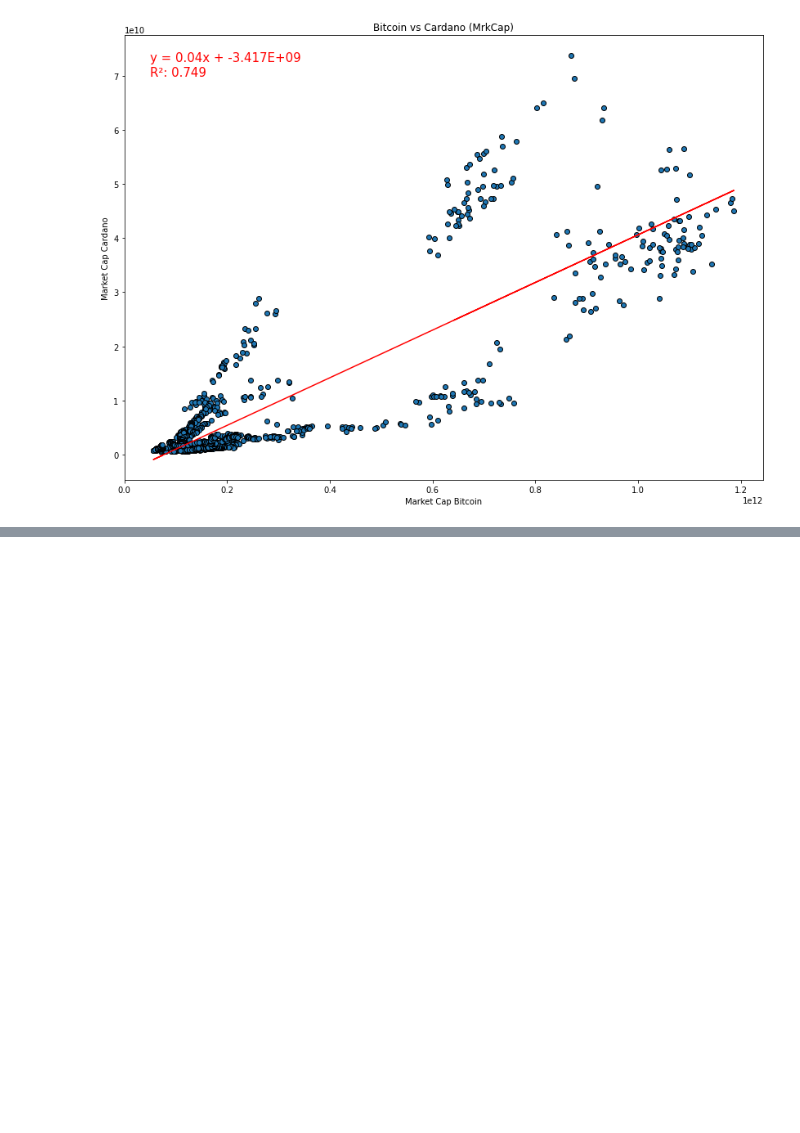
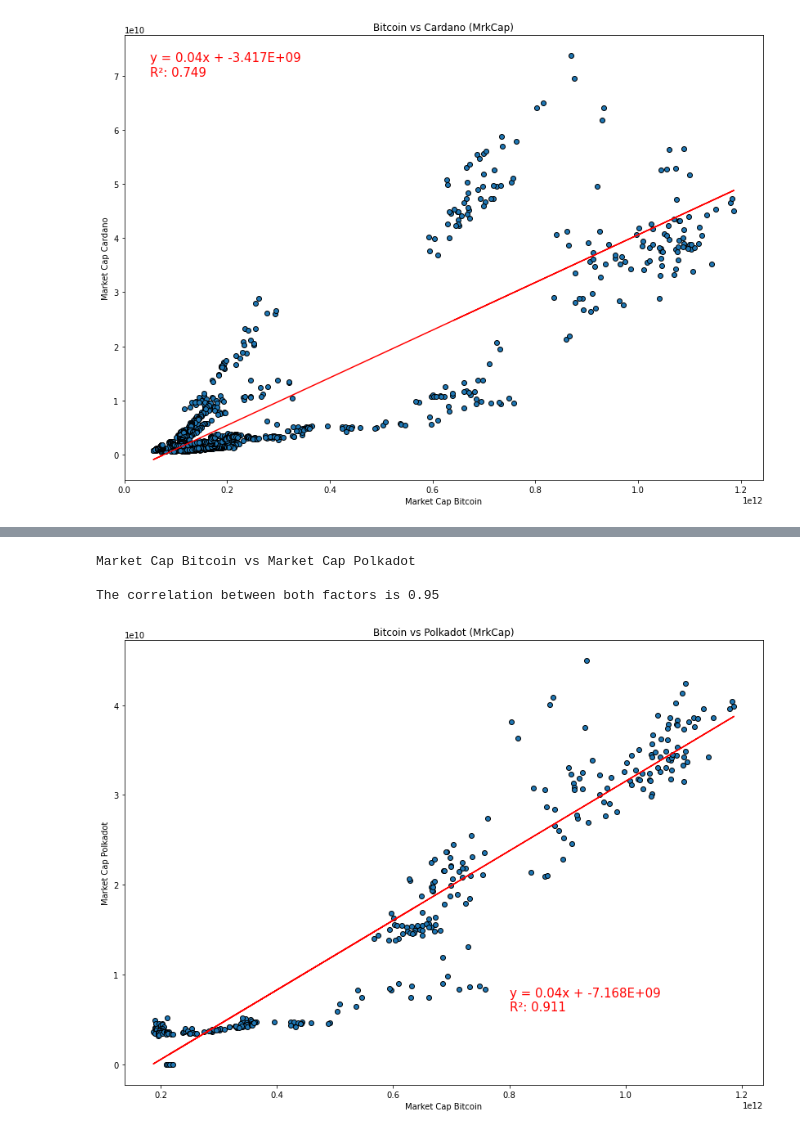
Before and after one commit to WayneJ2/CryptoFutures--Project-1, a Jupyter notebook: CryptoPy_Ciochina.ipynb, the cells around one changed output, grey strips where cells are left out. Cells and saved outputs as stored; diff of their text form; code cells hidden in the pictures; blank space fills up the shorter version.

```diff
--- a/CryptoPy_Ciochina.ipynb
+++ b/CryptoPy_Ciochina.ipynb
@@ -34,7 +34,7 @@ bitData_df = bitData_df[["Date","Name","Marketcap"]]
 ethData_df = ethData_df[["Date","Name","Marketcap"]]
 cardData_df = anaData_df[["Date","Name","Marketcap"]]
 dogeData_df = dogeData_df[["Date","Name","Marketcap"]]
-dotData_df = dotData_df[["Date","Name","Marketcap"]]
+polkaData_df = dotData_df[["Date","Name","Marketcap"]]
 # %%
 # Bitcoin and Ethereum
 
@@ -110,0 +130,19 @@ The correlation between both factors is 0.87
+# %%
+# Bitcoin vs Polkadot Market Capitalization correlation
+
+bit_vs_polka_df = pd.merge(bitData_df, polkaData_df, on="Date", suffixes=("_Bitcoin", "_Polkadot"))
+bit_vs_polka_df = bit_vs_polka_df.dropna()
+bit_vs_polka_df
+duplicates = bit_vs_polka_df.duplicated(subset=["Date"])
+duplicates.sum()
+
+# Plotting
+bit_mrk_cap = bit_vs_polka_df.iloc[:,2]
+polka_mrk_cap = bit_vs_polka_df.iloc[:,4]
+linear_regression(x_values = bit_mrk_cap, y_values =polka_mrk_cap, title="Bitcoin vs Polkadot (MrkCap)",
+                 y_label = "Market Cap Polkadot",annotate_x_y = (8e11,6e9))
+# %% [output]
+Market Cap Bitcoin vs Market Cap Polkadot
+
+The correlation between both factors is 0.95
+[figure, added]
```
Also changed, not shown: parts of 1 cell of this notebook, 2 other files.
